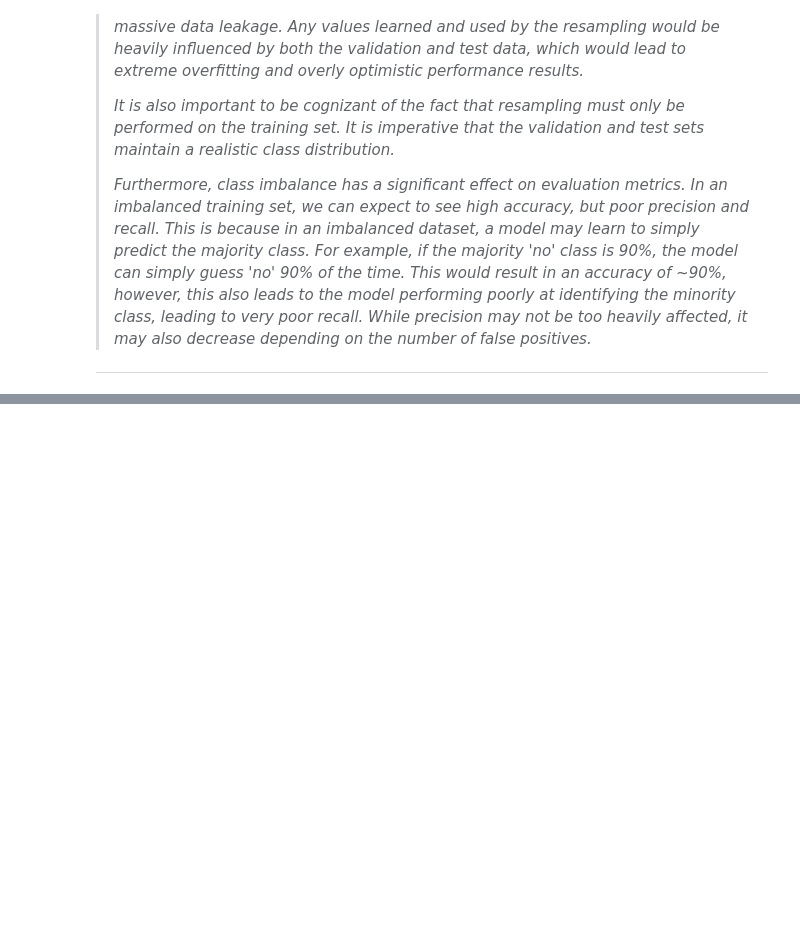
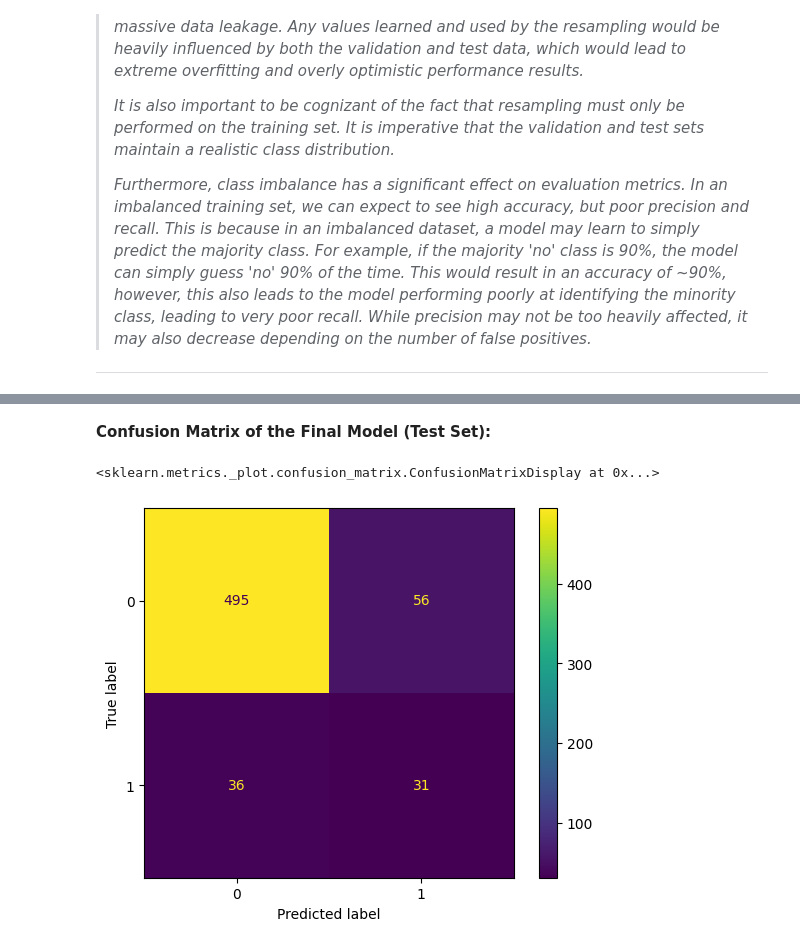
Before and after one commit to xanman04/ML-fundamentals-2026, a Jupyter notebook: assignment_1_Xander_Chen.ipynb, the cells around one changed output, grey strips where cells are left out. Drawn from its saved outputs; the diff is of its cells as text; code cells hidden in the pictures; blank space fills up the shorter version.

```diff
--- a/assignment_1_Xander_Chen.ipynb
+++ b/assignment_1_Xander_Chen.ipynb
@@ -767,0 +787,13 @@ Name: proportion, dtype: float64
+# %%
+base_model = LogisticRegression(max_iter=1000, C=0.1)
+base_model.fit(x_train_resampled, y_train_resampled)
+
+base_y_val_pred = base_model.predict(x_val_final)
+
+accuracy = accuracy_score(y_val, base_y_val_pred)
+precision = precision_score(y_val, base_y_val_pred, pos_label="yes")
+recall = recall_score(y_val, base_y_val_pred, pos_label="yes")
+
+print(f"Accuracy: {accuracy}")
+print(f"Precision: {precision}")
+print(f"Recall: {recall}")
@@ -767,0 +920,8 @@ Name: proportion, dtype: float64
+# %% [markdown]
+**Confusion Matrix of the Final Model (Test Set):**
+# %%
+cm = confusion_matrix(y_test, y_test_pred)
+ConfusionMatrixDisplay(confusion_matrix=cm).plot()
+# %% [output]
+<sklearn.metrics._plot.confusion_matrix.ConfusionMatrixDisplay at 0x...>
+[figure, added]
```
Also changed, not shown: parts of 19 cells of this notebook.
